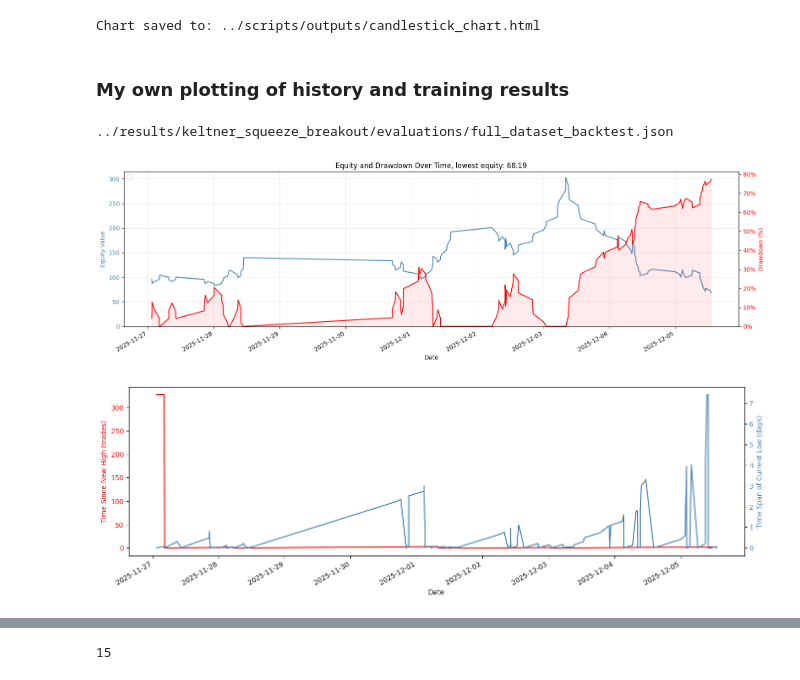
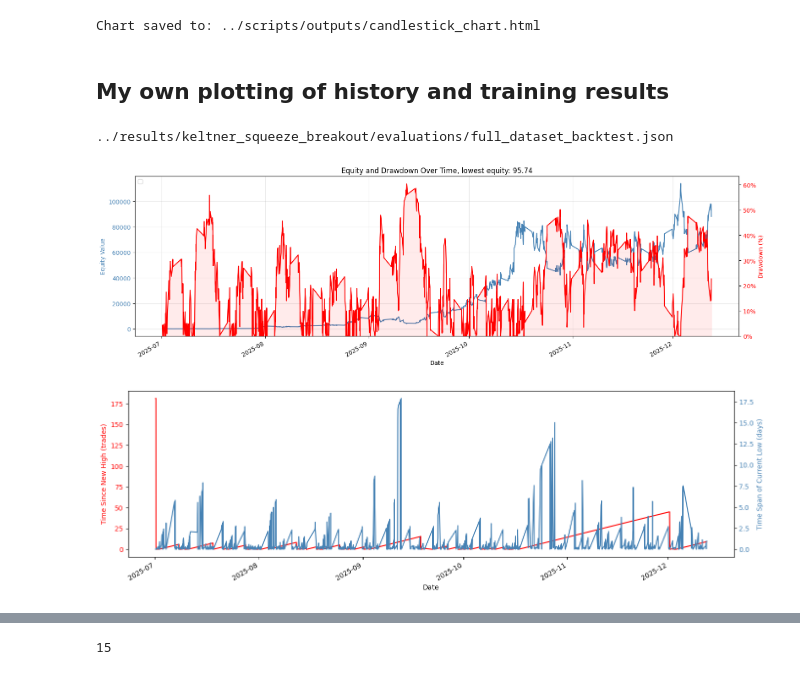
Before and after one commit to Dirkie8/trade-optimizer, a Jupyter notebook: scripts/candle_viz.ipynb, the cells around one changed output, grey strips where cells are left out. Saved outputs shown, nothing was run; the diff lists cells and outputs as text; code cells hidden in the pictures.

```diff
--- a/scripts/candle_viz.ipynb
+++ b/scripts/candle_viz.ipynb
@@ -441,7 +441,7 @@ print(f"Chart saved to: {output_file}")
 # %% [output]
 Chart saved to: ../scripts/outputs/candlestick_chart.html
 # %% [markdown]
-### My own plotting of history and training results
+## My own plotting of history and training results
 # %%
 import warnings
 warnings.filterwarnings("ignore")  # Suppress warnings for cleaner outputrt json
@@ -479,7 +479,7 @@ for results_path in results_paths:
     drop_from_previous_high = [0]
     drop_from_previous_high_perc = [0]
     drop_from_previous_high_per_lot = [0]
-    date_times = ["2025-01-03T19:15:00+00:00"]
+    date_times = ["2025-01-01T00:00:00+00:00"]
     for ii in eval_payload['trades_detail']:
         date_times.append(ii['exit_time'])
         lot_sizes.append(ii['size'])
@@ -537,8 +537,8 @@ for results_path in results_paths:
 
 
     start_plot_date = "2025-01-01 00:00:00+00:00"
-    start_plot_date = "2025-11-26 00:00:00+00:00"
-    end_plot_date = "2025-12-08 00:00:00+00:00"
+    start_plot_date = "2025-07-01 00:00:00+00:00"
+    end_plot_date = "2025-12-15 00:00:00+00:00"
 
     # Define the data to be plotted
     plot_data_equity = equity_data[(start_plot_date <= equity_data.index) & (equity_data.index <= end_plot_date)]['Equity']
@@ -561,7 +561,7 @@ for results_path in results_paths:
     ax1.set_xlabel("Date")
     ax1.set_ylabel("Equity Value", color='steelblue')
     ax1.tick_params(axis='y', labelcolor='steelblue')
-    ax1.set_ylim(bottom=0)
+    # ax1.set_ylim(bottom=0)
 
     # Secondary axis: Drawdown %
     ax2 = ax1.twinx()
@@ -593,33 +593,33 @@ for results_path in results_paths:
                     color='red',
                     alpha=0.08,
                     label='_nolegend_')
     plt.show()
 
     fig3, ax4 = plt.subplots(figsize=(16, 5))
 
     # Primary axis: Equity
     # line3 = plot_data_drawdown_per_lot.plot(ax=ax3, color='steelblue', label='Equity')
     # ax3.set_xlabel("Date")
     # ax3.set_ylabel("Equity Drop per lot", color='steelblue')
     # ax3.tick_params(axis='y', labelcolor='steelblue')
     # ax3.set_ylim(bottom=0)
     line4 = plot_data_time_since_new_high.plot(ax=ax4, color='red', label='Time Since New High')
     ax4.set_ylabel("Time Since New High (trades)", color='red')
     ax4.tick_params(axis='y', labelcolor='red')
 
     ax3 = ax4.twinx()
     line3 = plot_data_timespan_of_current_low.plot(ax=ax3, color='steelblue', label='Time Span of Current Low')
     ax3.set_xlabel("Date")
     ax3.set_ylabel("Time Span of Current Low (days)", color='steelblue')
     ax3.tick_params(axis='y', labelcolor='steelblue')
 
     plt.close(fig3)
 
     print(results_path)
     display(fig)
     display(fig3)
 # %% [output]
 ../results/keltner_squeeze_breakout/evaluations/full_dataset_backtest.json
-[figure, old version]
+[figure, new version]
-[figure, old version]
+[figure, new version]
 # %%
```
Also changed, not shown: parts of 1 cell of this notebook, 10 other files.
